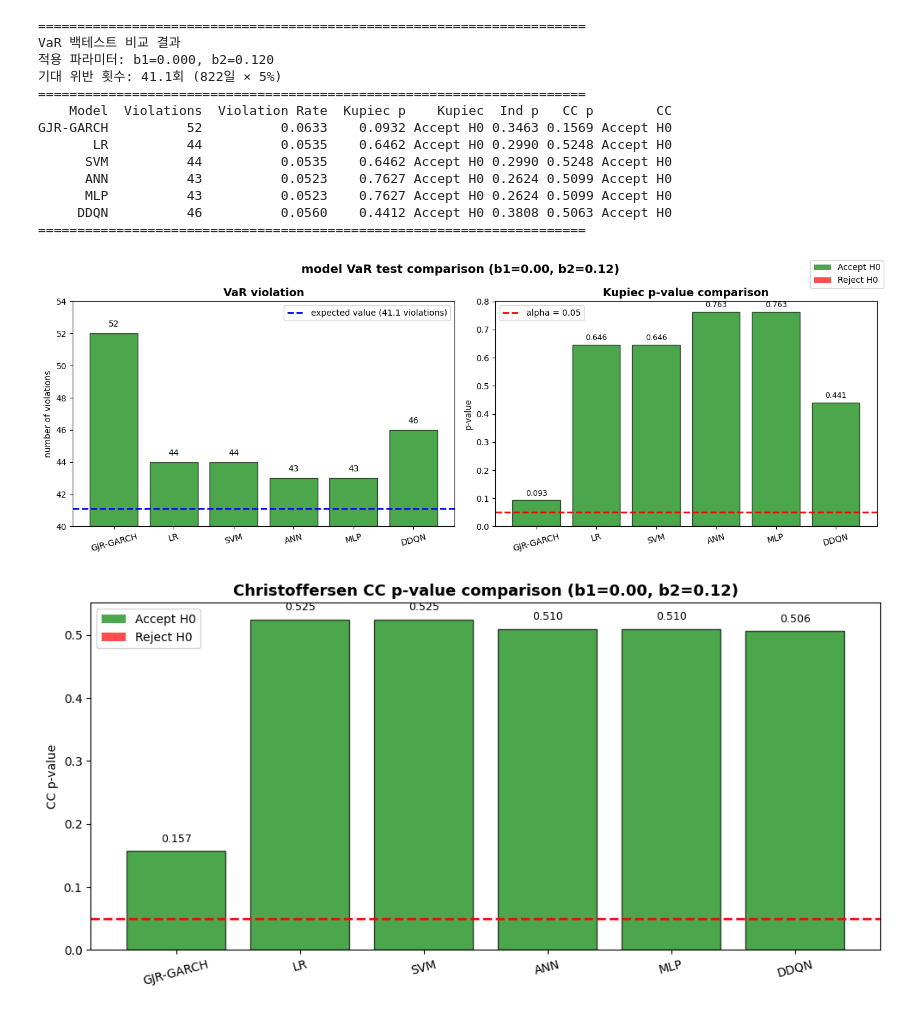
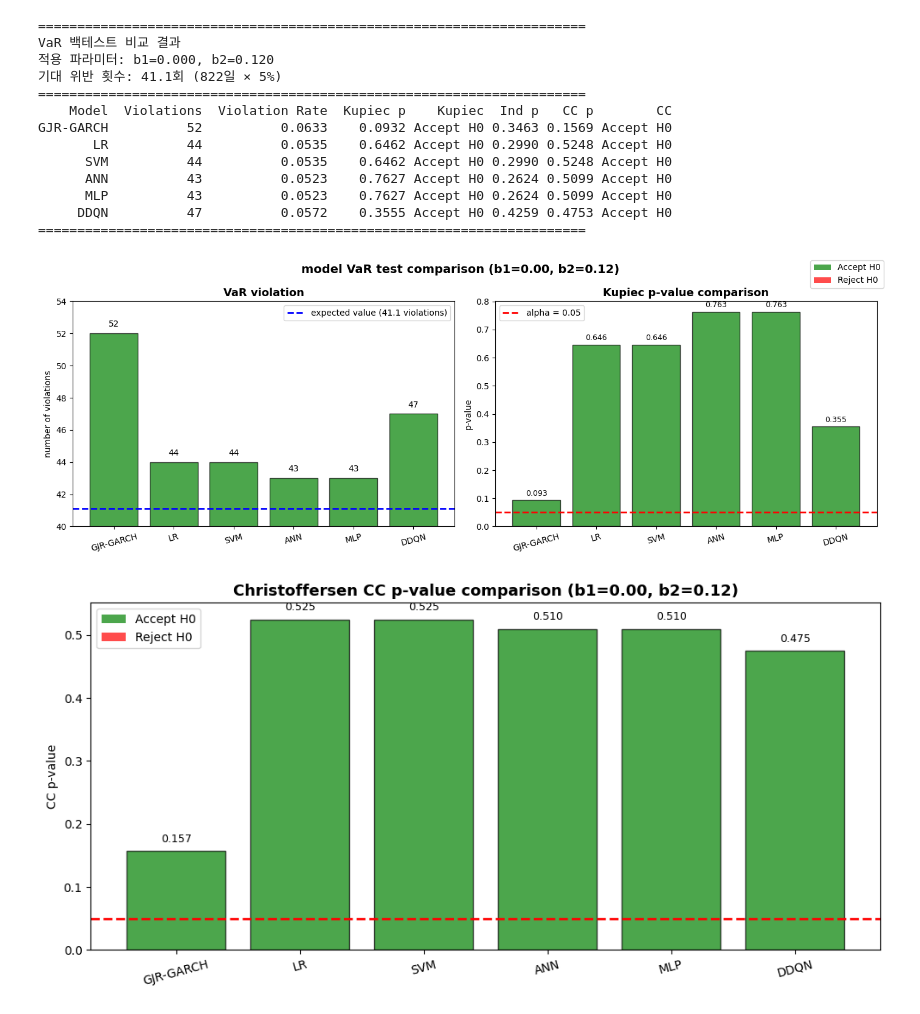
Before and after one commit to Dooman-cloud/TS-RL---, a Jupyter notebook: notebooks/experiments/b1b2TEST.ipynb, the cells around one changed output. Drawn from its saved outputs; the diff is of its cells as text; code cells hidden in the pictures.

Commit message:
DDQN 실험 내역

```diff
--- a/notebooks/experiments/b1b2TEST.ipynb
+++ b/notebooks/experiments/b1b2TEST.ipynb
@@ -200,7 +200,7 @@ model_configs = {
     "SVM":  {"path": "../../results/results_ML/02. SVM_test_pred.csv",  "col": "SVM_Pred"},
     "ANN":  {"path": "../../results/results_ML/03. ANN_test_pred.csv",  "col": "ANN_Pred"},
     "MLP":  {"path": "../../results/results_ML/04. MLP_test_pred.csv",  "col": "MLP_Pred"},
-    "DDQN": {"path": "../../results/results_RL/DDQN_predictions5.csv", "col": "Predicted_Action"},
+    "DDQN": {"path": "../../results/results_RL/DDQN_predictions9.csv", "col": "Predicted_Action"},
 }
 
 # =============================================
@@ -514,33 +514,33 @@ plt.show()
 Risk_Label 인코딩 완료
 Risk_Label
 0    3617
 1     491
 Name: count, dtype: int64
 Valid set: 1438개
 Test set:  822개
 기대 위반 횟수: 41.1회
 
 비교 기준 확인
 Violation 기준: return_t1(%) < GJR_VaR_5_t1
 Valid 기간: 2016-11-25 ~ 2022-10-14
 ... (8 lines left out)
 최적 b2      = 0.120
 Valid 위반율 = 0.0501
 Valid p-value= 0.9131
 기대 위반율  = 0.0500
 [figure]
 ======================================================================
 VaR 백테스트 비교 결과
 적용 파라미터: b1=0.000, b2=0.120
 기대 위반 횟수: 41.1회 (822일 × 5%)
 ======================================================================
     Model  Violations  Violation Rate  Kupiec p    Kupiec  Ind p   CC p        CC
 GJR-GARCH          52          0.0633    0.0932 Accept H0 0.3463 0.1569 Accept H0
        LR          44          0.0535    0.6462 Accept H0 0.2990 0.5248 Accept H0
       SVM          44          0.0535    0.6462 Accept H0 0.2990 0.5248 Accept H0
       ANN          43          0.0523    0.7627 Accept H0 0.2624 0.5099 Accept H0
       MLP          43          0.0523    0.7627 Accept H0 0.2624 0.5099 Accept H0
-     DDQN          46          0.0560    0.4412 Accept H0 0.3808 0.5063 Accept H0
+     DDQN          47          0.0572    0.3555 Accept H0 0.4259 0.4753 Accept H0
 ======================================================================
-[figure, old version]
+[figure, new version]
-[figure, old version]
+[figure, new version]
```
Also changed, not shown: 18 other files.
